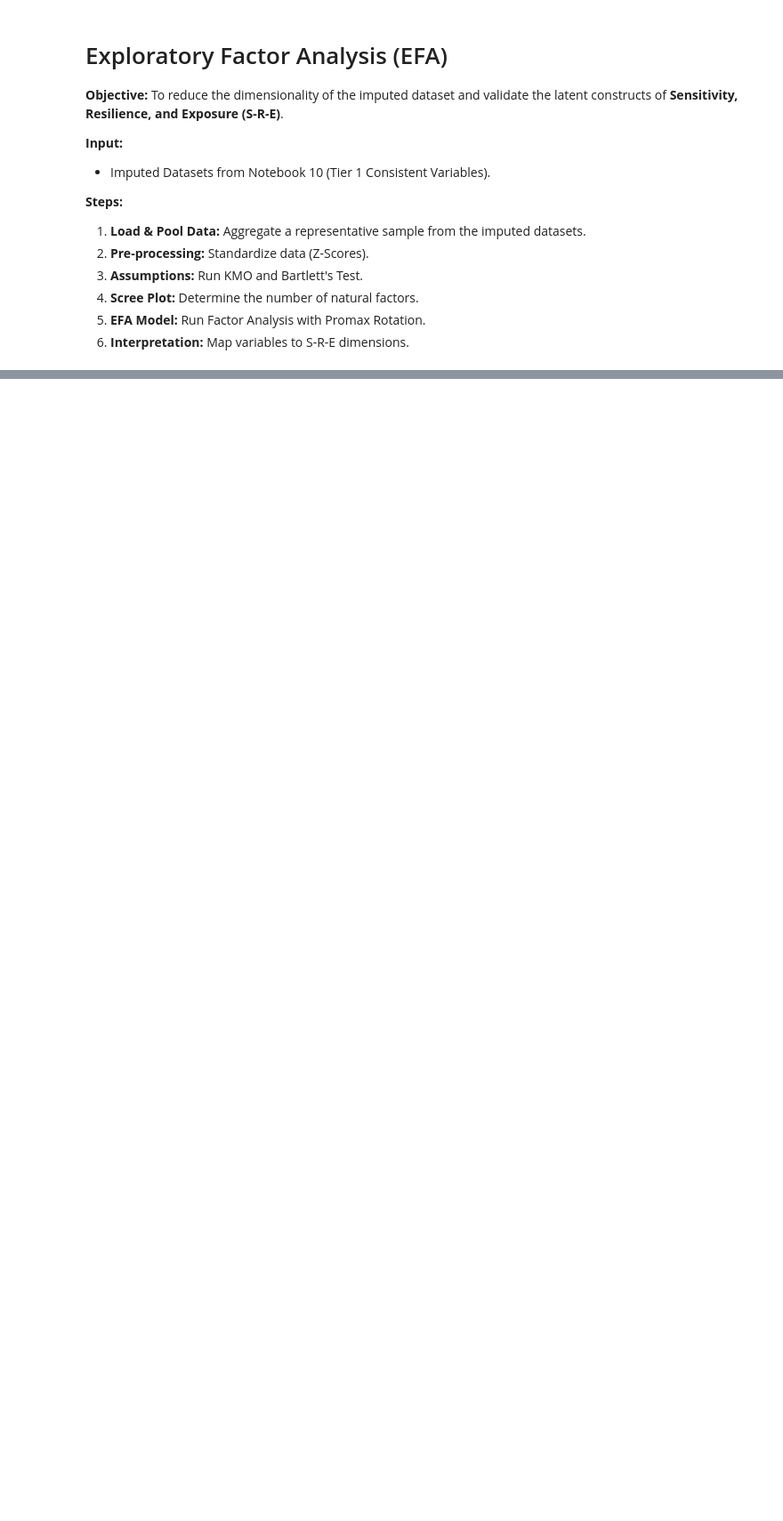
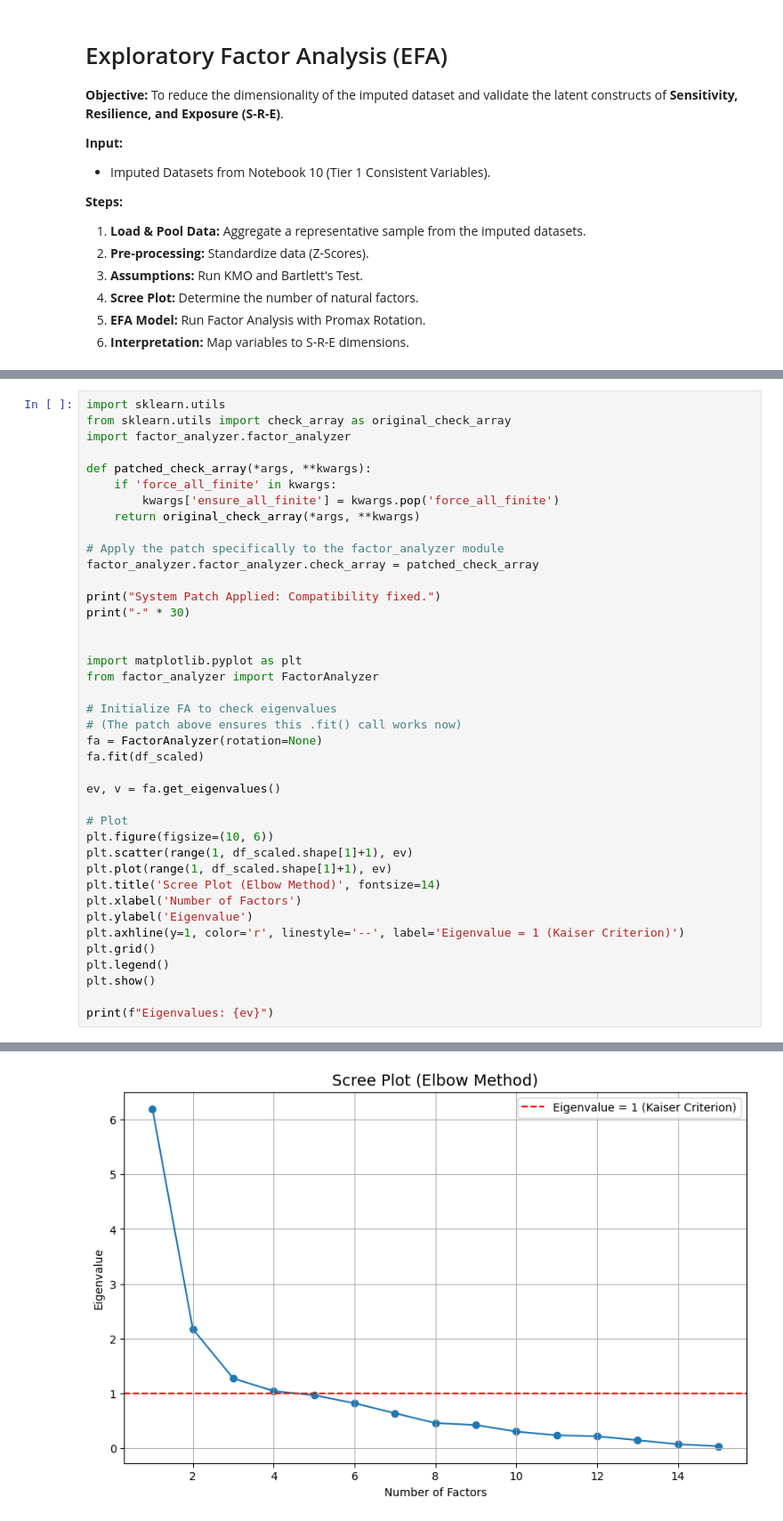
Before and after one commit to clemweb3/Preprocessing, a Jupyter notebook: Notebooks/11_Factor _Analysis.ipynb, the cells around one changed output, grey strips where cells are left out. Shown at 89% size. Cells and saved outputs as stored; diff of their text form; blank space fills up the shorter version.

```diff
--- a/Notebooks/11_Factor _Analysis.ipynb
+++ b/Notebooks/11_Factor _Analysis.ipynb
@@ -60,0 +159,41 @@ print("Setup Complete. Output directory created.")
+# %%
+import sklearn.utils
+from sklearn.utils import check_array as original_check_array
+import factor_analyzer.factor_analyzer
+
+def patched_check_array(*args, **kwargs):
+    if 'force_all_finite' in kwargs:
+        kwargs['ensure_all_finite'] = kwargs.pop('force_all_finite')
+    return original_check_array(*args, **kwargs)
+
+# Apply the patch specifically to the factor_analyzer module
+factor_analyzer.factor_analyzer.check_array = patched_check_array
+
+print("System Patch Applied: Compatibility fixed.")
+print("-" * 30)
+
+
+import matplotlib.pyplot as plt
+from factor_analyzer import FactorAnalyzer
+
+# Initialize FA to check eigenvalues
+# (The patch above ensures this .fit() call works now)
+fa = FactorAnalyzer(rotation=None)
+fa.fit(df_scaled)
+
+ev, v = fa.get_eigenvalues()
+
+# Plot
+plt.figure(figsize=(10, 6))
+plt.scatter(range(1, df_scaled.shape[1]+1), ev)
+plt.plot(range(1, df_scaled.shape[1]+1), ev)
+plt.title('Scree Plot (Elbow Method)', fontsize=14)
+plt.xlabel('Number of Factors')
+plt.ylabel('Eigenvalue')
+plt.axhline(y=1, color='r', linestyle='--', label='Eigenvalue = 1 (Kaiser Criterion)')
+plt.grid()
+plt.legend()
+plt.show()
+
+print(f"Eigenvalues: {ev}")
+# %% [output]
@@ -60,0 +202 @@ print("Setup Complete. Output directory created.")
+[figure, added]
```
Also changed, not shown: parts of 11 cells of this notebook.
